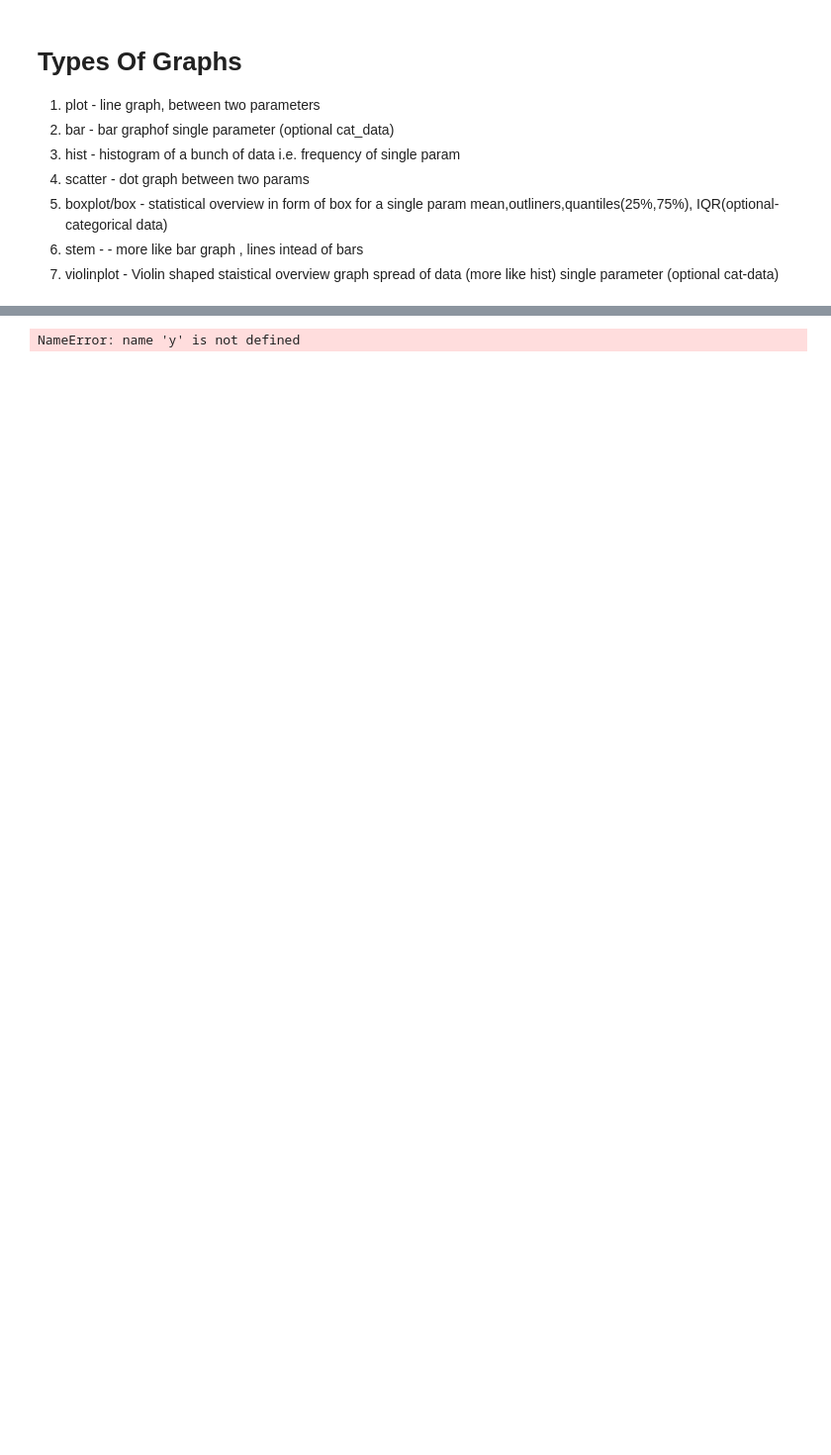
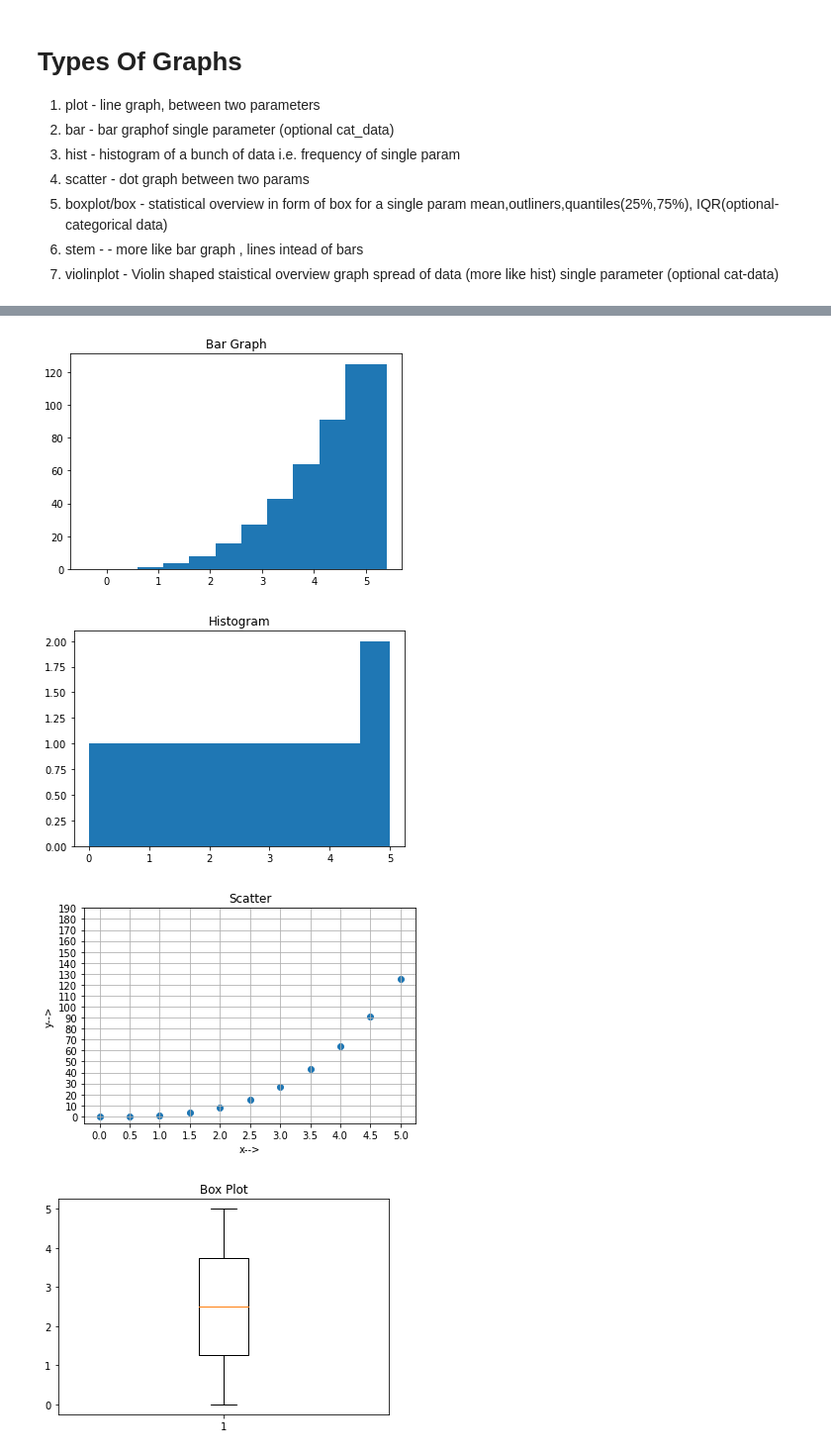
Before and after one commit to GarvitBanthiya/IT_Training_3rdSEM_ML, a Jupyter notebook: day17.ipynb, the cells around one changed output, grey strips where cells are left out. Shown: that part at 99% size. Drawn from its saved outputs; the diff is of its cells as text; code cells hidden in the pictures; blank space fills up the shorter version.

```diff
--- a/day17.ipynb
+++ b/day17.ipynb
@@ -24,31 +29,34 @@ ValueError: x and y must be the same size
 # %%
 plt.bar(x,y)
 plt.title('Bar Graph')
 plt.show()
 
-plt.hist(x,y)
+plt.hist(x)
 plt.title('Histogram')
 plt.show()
 
 plt.scatter(x,y)
 plt.title('Scatter')
 plt.grid()
 plt.xlabel('x-->')
 plt.ylabel('y-->')
 plt.xticks(x)
 plt.yticks(range(0,200,10))
 plt.show()
 
 plt.boxplot(x)
 plt.title('Box Plot')
 plt.show()
 
 plt.stem(x,y)
 plt.title('Stem')
 plt.show()
 
-plt.violinplot(x,y)
-plt.title()
+plt.violinplot(x)
+plt.title('Violin Plot- Badsoorat Wala')
 plt.show()
 # %% [output]
-NameError: name 'y' is not defined
+[figure, added]
+[figure, added]
+[figure, added]
+[figure, added]
```
Also changed, not shown: parts of 10 cells of this notebook, 1 other file.
